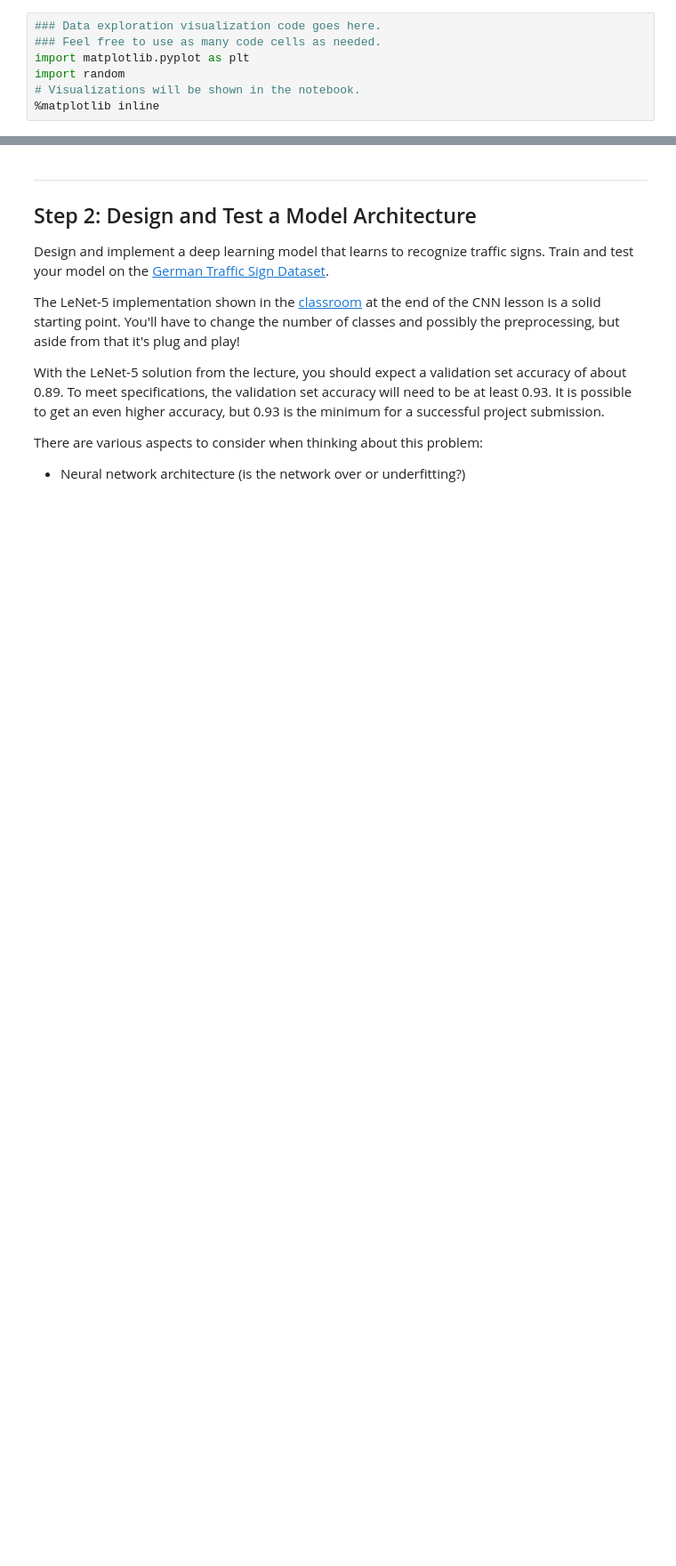
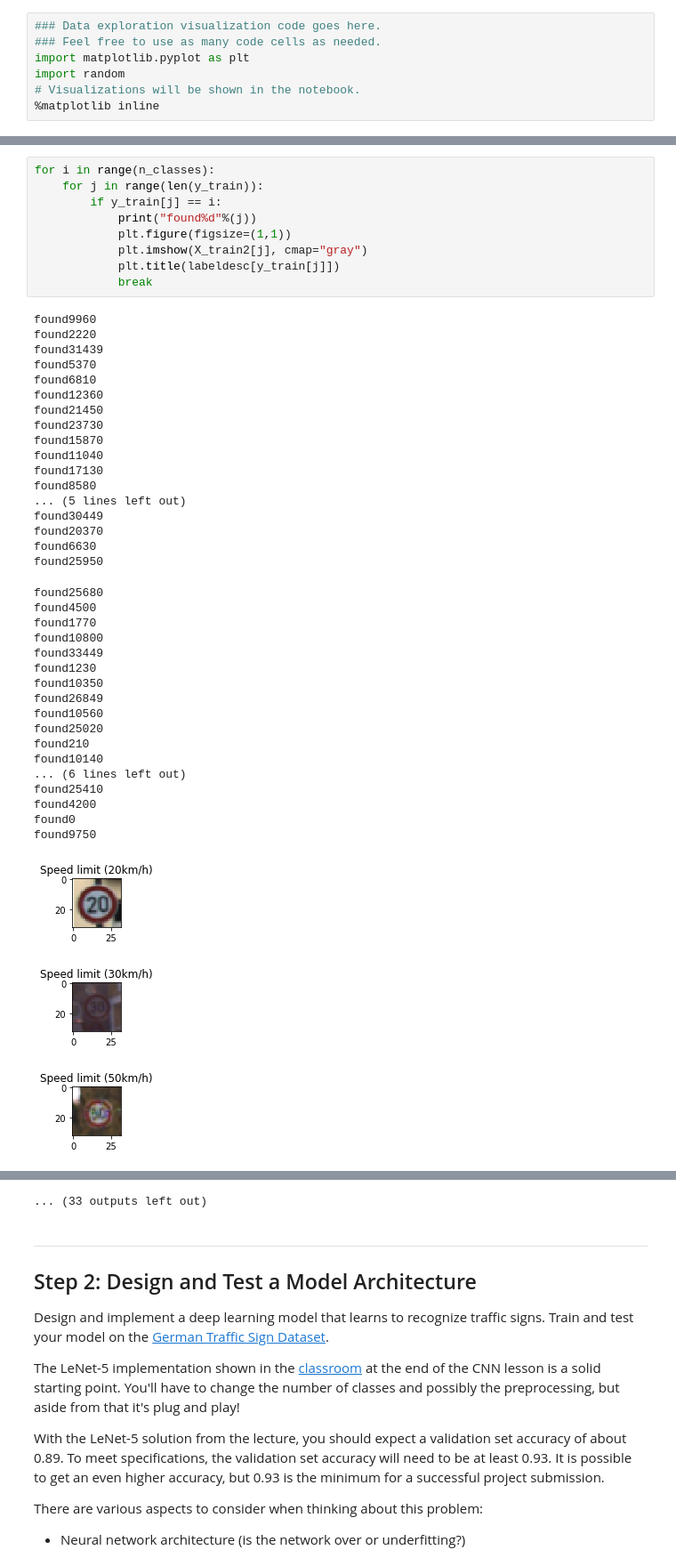
Before and after one commit to baihongjie/selfdrivingcar, a Jupyter notebook: TrafficSignClassifier/Traffic_Sign_Classifier.ipynb, the cells around one changed output, grey strips where cells are left out. Shown at 89% size. Cells and saved outputs as stored; diff of their text form; blank space fills up the shorter version.

```diff
--- a/TrafficSignClassifier/Traffic_Sign_Classifier.ipynb
+++ b/TrafficSignClassifier/Traffic_Sign_Classifier.ipynb
@@ -129,0 +125,47 @@ Wild animals crossing
+# %%
+for i in range(n_classes):
+    for j in range(len(y_train)):
+        if y_train[j] == i:
+            print("found%d"%(j))
+            plt.figure(figsize=(1,1))
+            plt.imshow(X_train2[j], cmap="gray")
+            plt.title(labeldesc[y_train[j]])
+            break
+# %% [output]
+found9960
+found2220
+found31439
+found5370
+found6810
+found12360
+found21450
+found23730
+found15870
+found11040
+found17130
+found8580
+... (5 lines left out)
+found30449
+found20370
+found6630
+found25950
+found25680
+found4500
+found1770
+found10800
+found33449
+found1230
+found10350
+found26849
+found10560
+found25020
+found210
+found10140
+... (6 lines left out)
+found25410
+found4200
+found0
+found9750
+[figure, added]
+[figure, added]
+[figure, added]
@@ -130,3 +179,4 @@ Wild animals crossing
+... (33 outputs left out)
 # %% [markdown]
 ----
 
```
Also changed, not shown: parts of 5 cells of this notebook, 13 other files.
